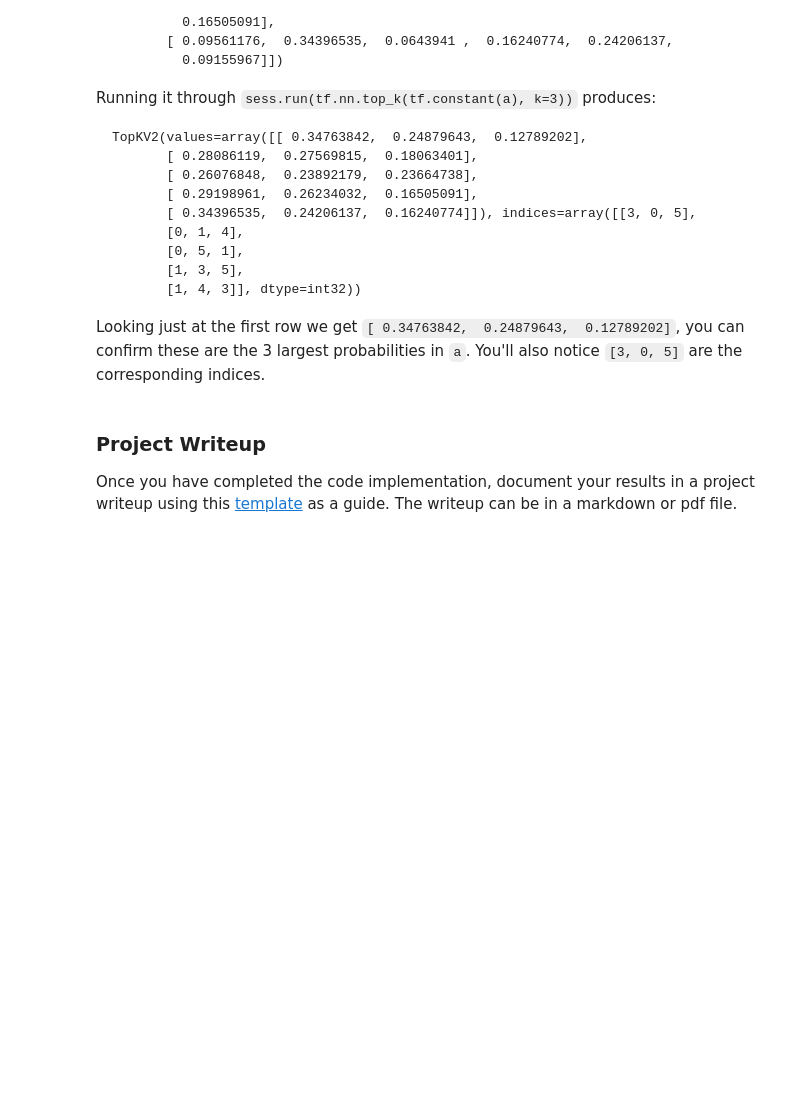
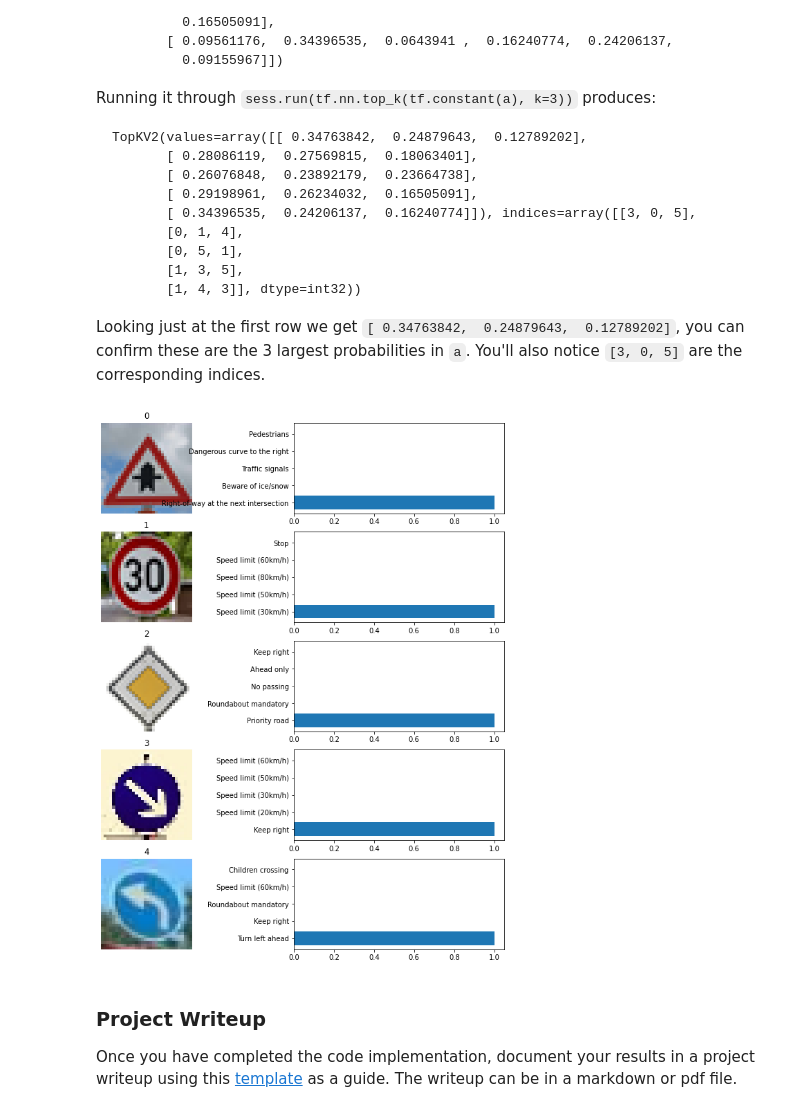
Before and after one commit to snandasena/traffic-sign-classifier, a Jupyter notebook: Traffic_Sign_Classifier.ipynb, the cells around one changed output. Drawn from its saved outputs; the diff is of its cells as text; code cells hidden in the pictures; blank space fills up the shorter version.

````diff
--- a/Traffic_Sign_Classifier.ipynb
+++ b/Traffic_Sign_Classifier.ipynb
@@ -815,20 +808,21 @@ TopKV2(values=array([[ 0.34763842,  0.24879643,  0.12789202],
 ```
 
 Looking just at the first row we get `[ 0.34763842,  0.24879643,  0.12789202]`, you can confirm these are the 3 largest probabilities in `a`. You'll also notice `[3, 0, 5]` are the corresponding indices.
-# %%
-### Print out the top five softmax probabilities for the predictions on the German traffic sign images found on the web.
-### Feel free to use as many code cells as needed.
-
-fig, axs = plt.subplots(8,2, figsize=(9, 19))
-axs = axs.ravel()
-
-for i in range(len(my_softmax_logits)*2):
-    if i%2 == 0:
-        axs[i].axis('off')
-        axs[i].imshow(cv2.cvtColor(my_images[i//2], cv2.COLOR_BGR2RGB))
-    else:
-        axs[i].bar(np.arange(n_classes), my_softmax_logits[(i-1)//2])
-        axs[i].set_ylabel('Softmax probability')
+# %%
+plt.figure(figsize=(12, 14))
+for i in range(5):
+    plt.subplot(5, 2, 2*i+1)
+    plt.imshow(matplotlib_imgs[i])
+    plt.title(i)
+    plt.axis('off')
+    plt.subplot(5, 2, 2*i+2)
+    plt.barh(np.arange(1, 6, 1), top5_data[i].values[0,:])
+    labs=[signs_class[j] for j in top5_data[i].indices[0]]
+    plt.yticks(np.arange(1, 6, 1), labs)
+
+plt.show()
+# %% [output]
+[figure, added]
 # %% [markdown]
 ### Project Writeup
 
````
Also changed, not shown: parts of 6 cells of this notebook.
